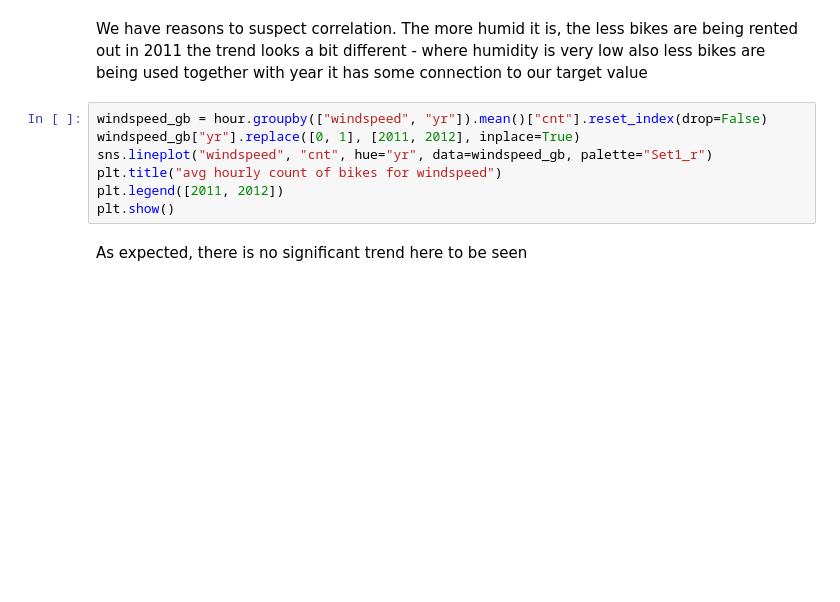
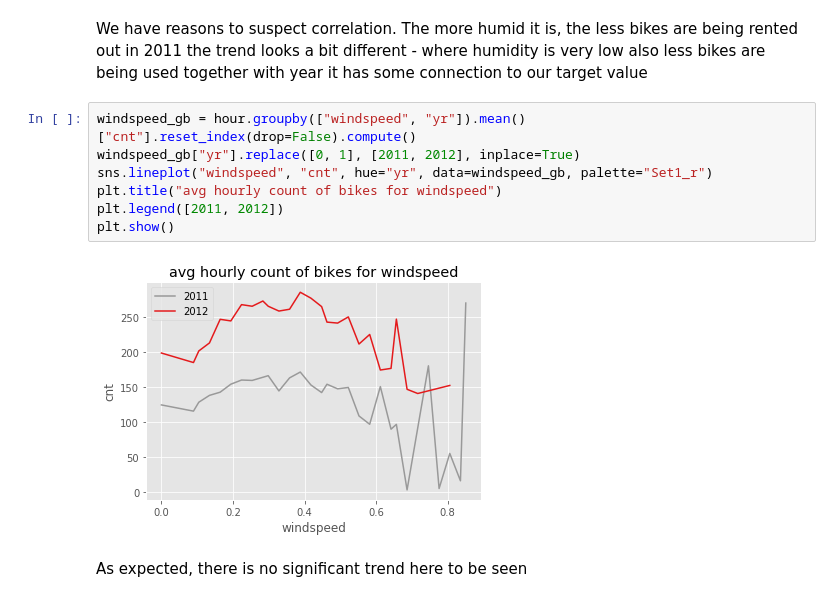
Before and after one commit to alancarton/bike_share_washington, a Jupyter notebook: Bike-Sharing.ipynb, the cells around one changed output. Cells and saved outputs as stored; diff of their text form; blank space fills up the shorter version.

```diff
--- a/Bike-Sharing.ipynb
+++ b/Bike-Sharing.ipynb
@@ -106,12 +111,14 @@ plt.show()
 # %% [markdown]
 We have reasons to suspect correlation. The more humid it is, the less bikes are being rented out in 2011 the trend looks a bit different - where humidity is very low also less bikes are being used together with year it has some connection to our target value
 # %%
-windspeed_gb = hour.groupby(["windspeed", "yr"]).mean()["cnt"].reset_index(drop=False)
+windspeed_gb = hour.groupby(["windspeed", "yr"]).mean()["cnt"].reset_index(drop=False).compute()
 windspeed_gb["yr"].replace([0, 1], [2011, 2012], inplace=True)
 sns.lineplot("windspeed", "cnt", hue="yr", data=windspeed_gb, palette="Set1_r")
 plt.title("avg hourly count of bikes for windspeed")
 plt.legend([2011, 2012])
 plt.show()
+# %% [output]
+[figure, added]
 # %% [markdown]
 As expected, there is no significant trend here to be seen
 # %%
```
Also changed, not shown: parts of 82 cells of this notebook, 1 other file.
